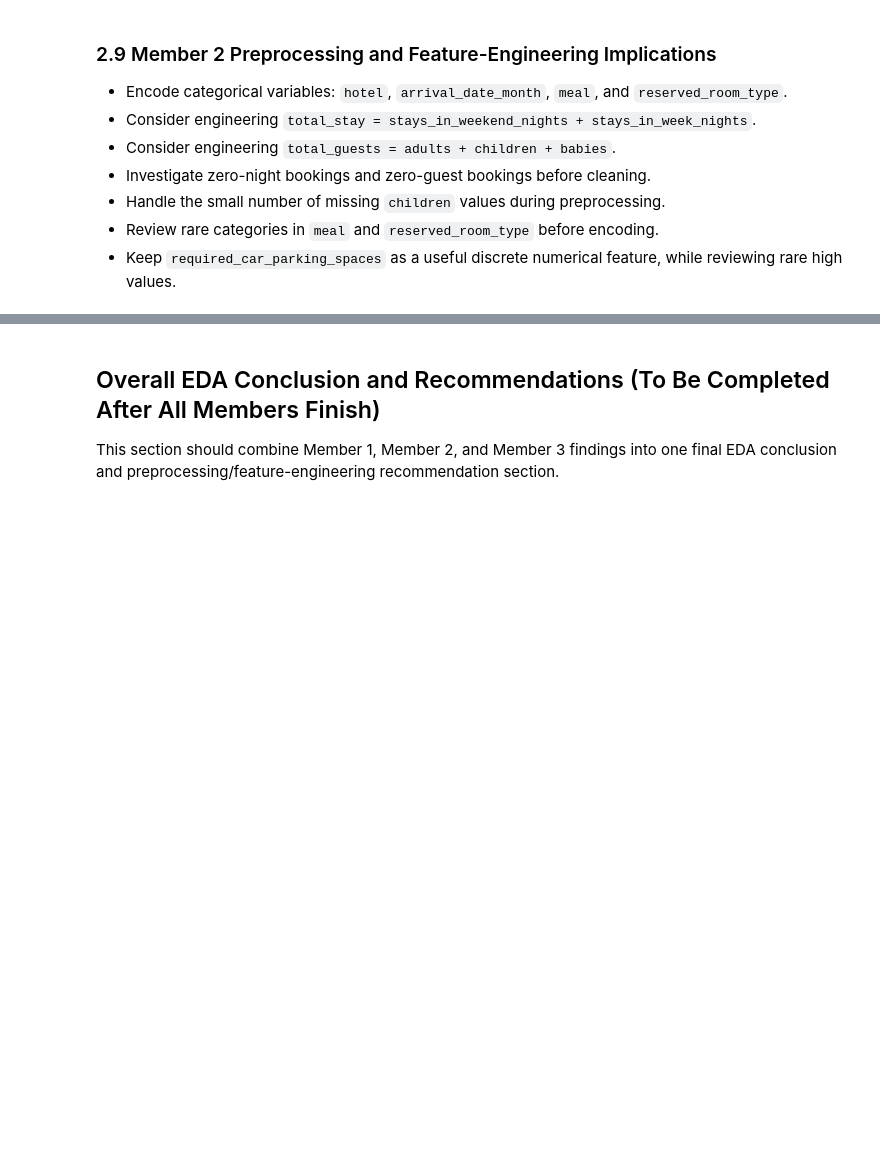
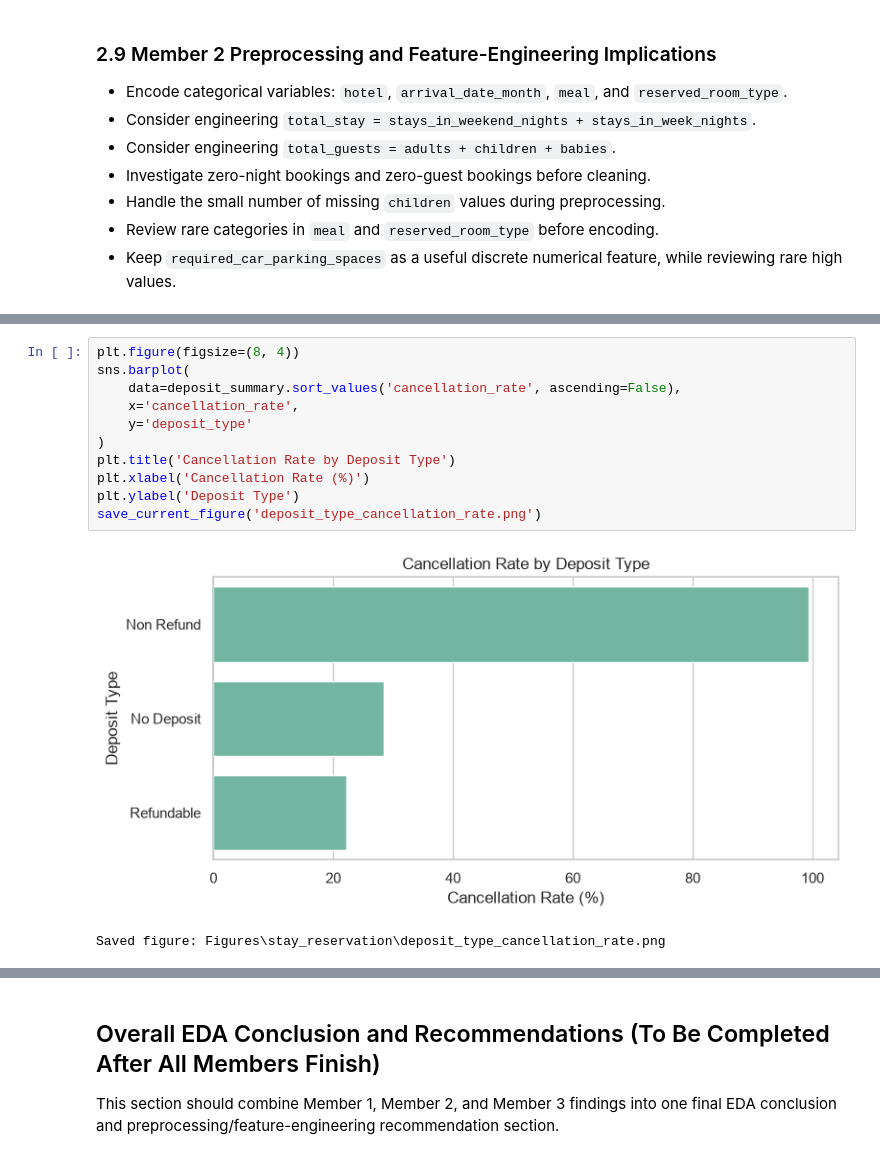
Before and after one commit to Manesha03/IT3051-FDM-Mini-Project-2026, a Jupyter notebook: 02_EDA/EDA.ipynb, the cells around one changed output, grey strips where cells are left out. Cells and saved outputs as stored; diff of their text form; blank space fills up the shorter version.

```diff
--- a/02_EDA/EDA.ipynb
+++ b/02_EDA/EDA.ipynb
@@ -495,0 +622,14 @@ This section is reserved for Member 3. Suggested variables include market segmen
+# %%
+plt.figure(figsize=(8, 4))
+sns.barplot(
+    data=deposit_summary.sort_values('cancellation_rate', ascending=False),
+    x='cancellation_rate',
+    y='deposit_type'
+)
+plt.title('Cancellation Rate by Deposit Type')
+plt.xlabel('Cancellation Rate (%)')
+plt.ylabel('Deposit Type')
+save_current_figure('deposit_type_cancellation_rate.png')
+# %% [output]
+[figure, added]
+Saved figure: Figures\stay_reservation\deposit_type_cancellation_rate.png
```
Also changed, not shown: parts of 70 cells of this notebook, 24 other files.
